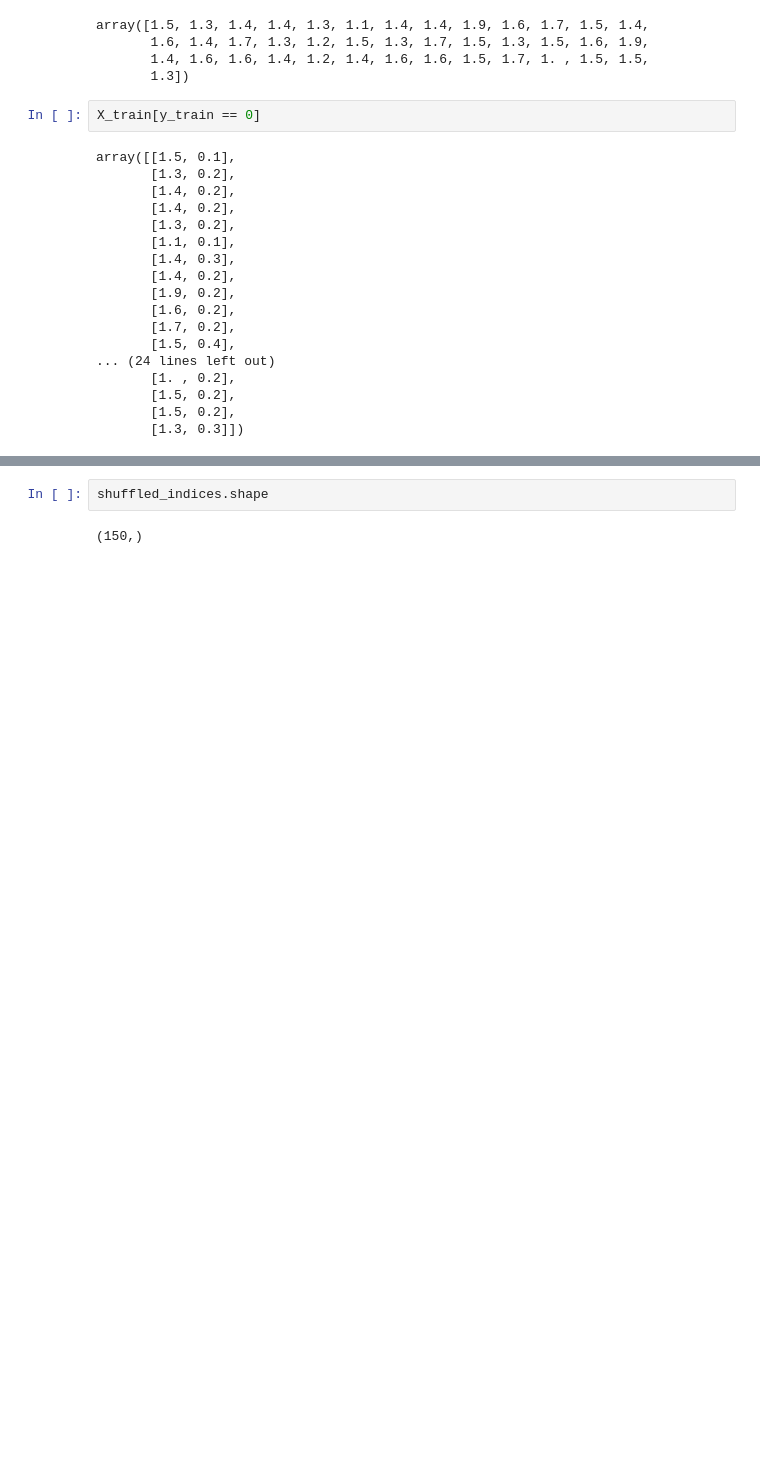
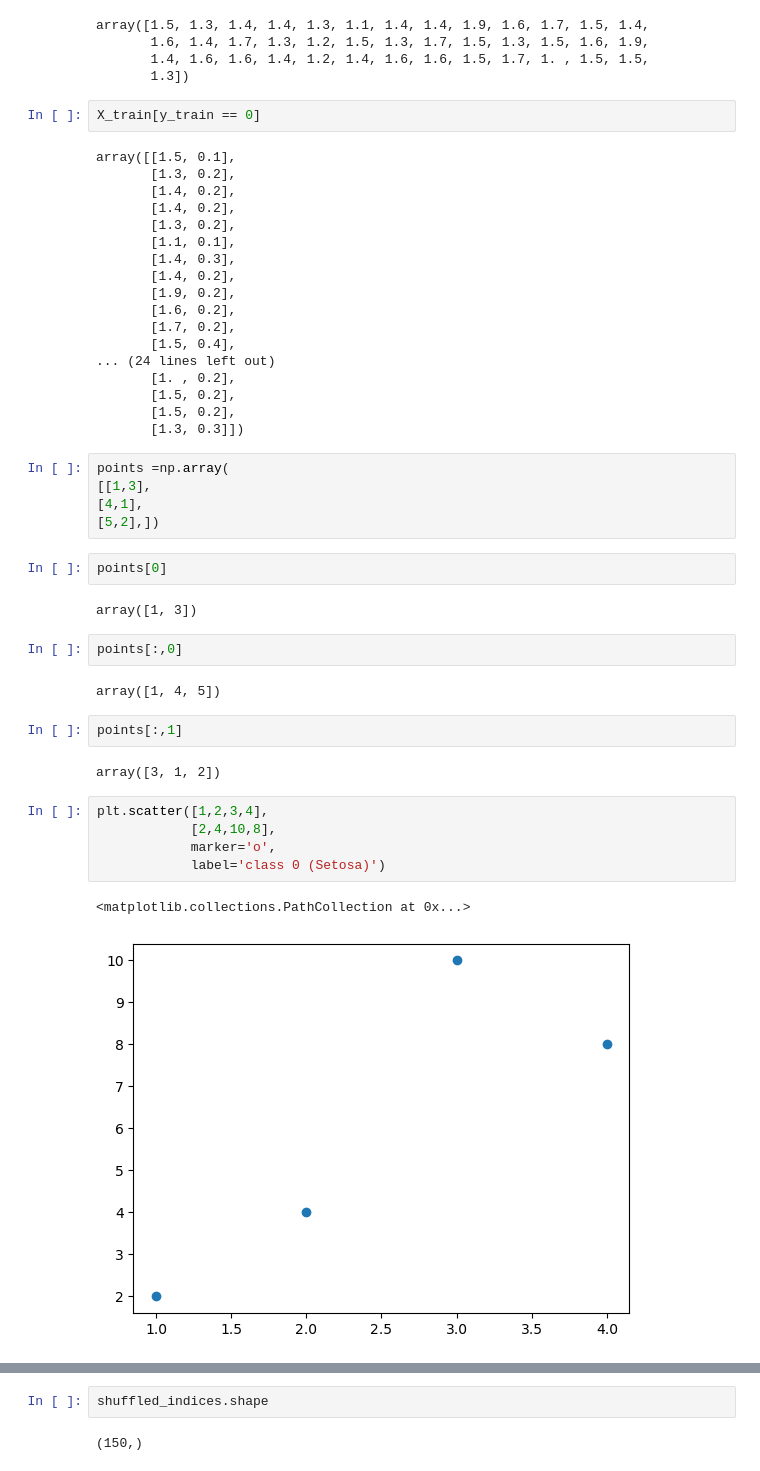
Before and after one commit to aditya5252/Machine-Learning, a Jupyter notebook: code/k_NN - 1_NN.ipynb, the cells around one changed output, grey strips where cells are left out. Cells and saved outputs as stored; diff of their text form; blank space fills up the shorter version.

```diff
--- a/code/k_NN - 1_NN.ipynb
+++ b/code/k_NN - 1_NN.ipynb
@@ -71,3 +99,28 @@ array([[1.5, 0.1],
        [1.5, 0.2],
        [1.5, 0.2],
        [1.3, 0.3]])
+# %%
+points =np.array(
+[[1,3],
+[4,1],
+[5,2],])
+# %%
+points[0]
+# %% [output]
+array([1, 3])
+# %%
+points[:,0]
+# %% [output]
+array([1, 4, 5])
+# %%
+points[:,1]
+# %% [output]
+array([3, 1, 2])
+# %%
+plt.scatter([1,2,3,4],
+            [2,4,10,8],
+            marker='o',
+            label='class 0 (Setosa)')
+# %% [output]
+<matplotlib.collections.PathCollection at 0x...>
+[figure, added]
```
Also changed, not shown: parts of 5 cells of this notebook.
